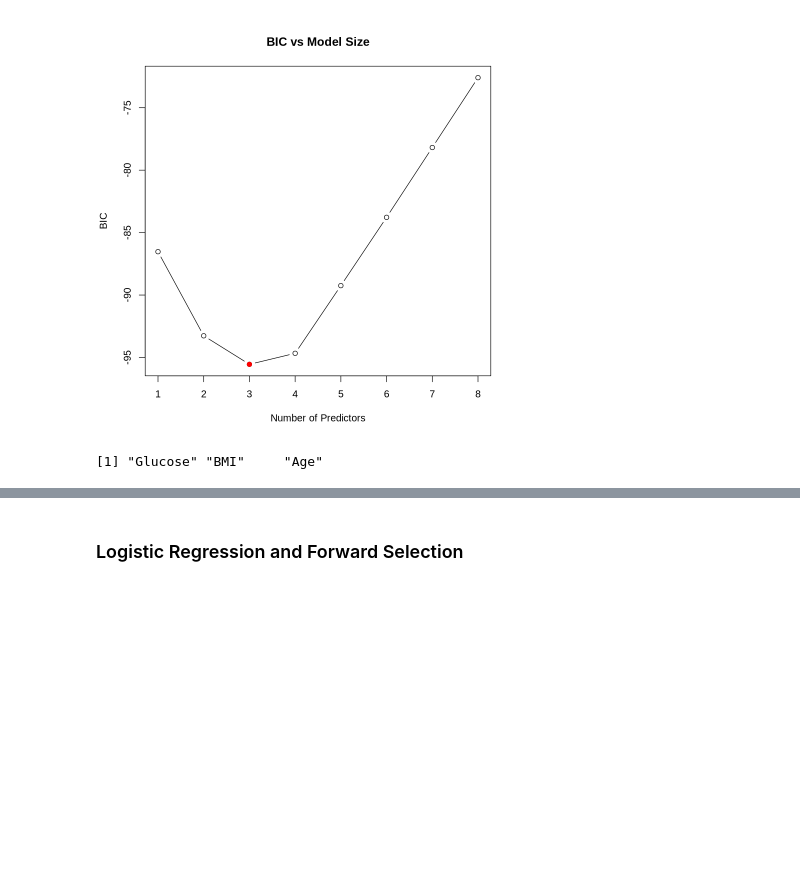
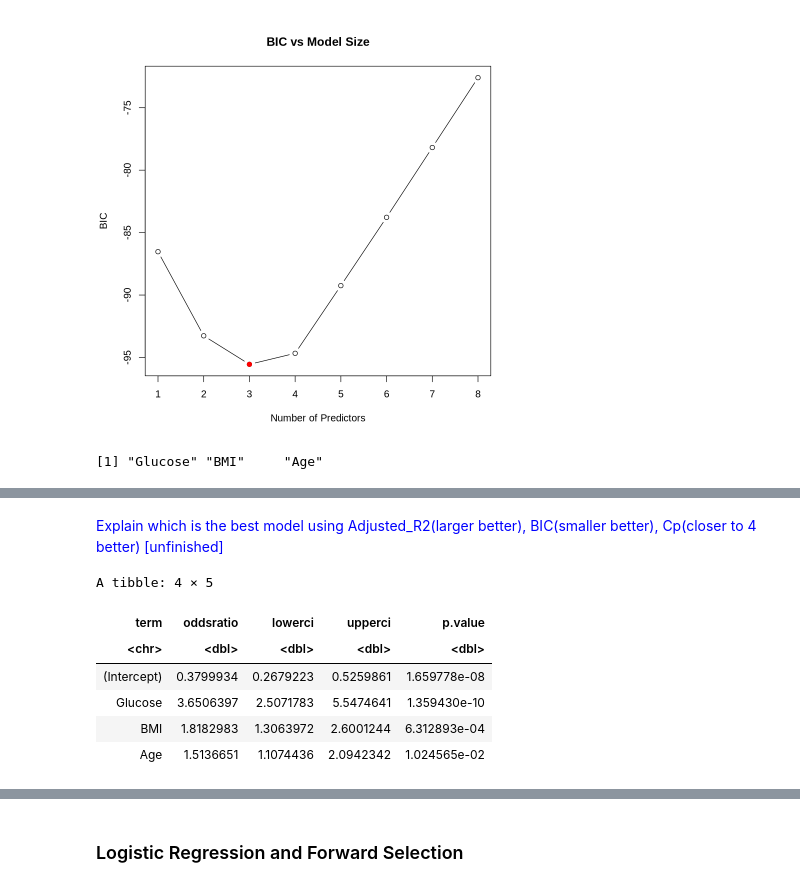
Before and after one commit to yoykyL/STAT301-Final-Report, a Jupyter notebook: Final_Report.ipynb, the cells around one changed output, grey strips where cells are left out. Cells and saved outputs as stored; diff of their text form; code cells hidden in the pictures; blank space fills up the shorter version.

```diff
--- a/Final_Report.ipynb
+++ b/Final_Report.ipynb
@@ -322,2 +326,23 @@ ERROR: Error: object 'additive_summary' not found
+# %% [markdown]
+<font color = "blue">
+    Explain which is the best model using Adjusted_R2(larger better), BIC(smaller better), Cp(closer to 4 better) [unfinished]
+</font>
+# %%
+model_1 <- glm(Outcome ~ Glucose + BMI + Age, data = diabetes_train, family = binomial) #same as additive_model above ~
+tidy_model_1 <-
+        tidy(model_1, conf.int = TRUE) %>%
+        mutate(oddsratio = exp(estimate),
+               lowerci = exp(conf.low),
+               upperci = exp(conf.high)) %>%
+        select(term, oddsratio, lowerci, upperci, p.value)
+tidy_model_1
+# %% [output]
+A tibble: 4 × 5
+| term | oddsratio | lowerci | upperci | p.value |
+| <chr> | <dbl> | <dbl> | <dbl> | <dbl> |
+| (Intercept) | 0.3799934 | 0.2679223 | 0.5259861 | 1.659778e-08 |
+| Glucose | 3.6506397 | 2.5071783 | 5.5474641 | 1.359430e-10 |
+| BMI | 1.8182983 | 1.3063972 | 2.6001244 | 6.312893e-04 |
+| Age | 1.5136651 | 1.1074436 | 2.0942342 | 1.024565e-02 |
 # %%
 roc_curve <-
```
Also changed, not shown: parts of 5 cells of this notebook.
